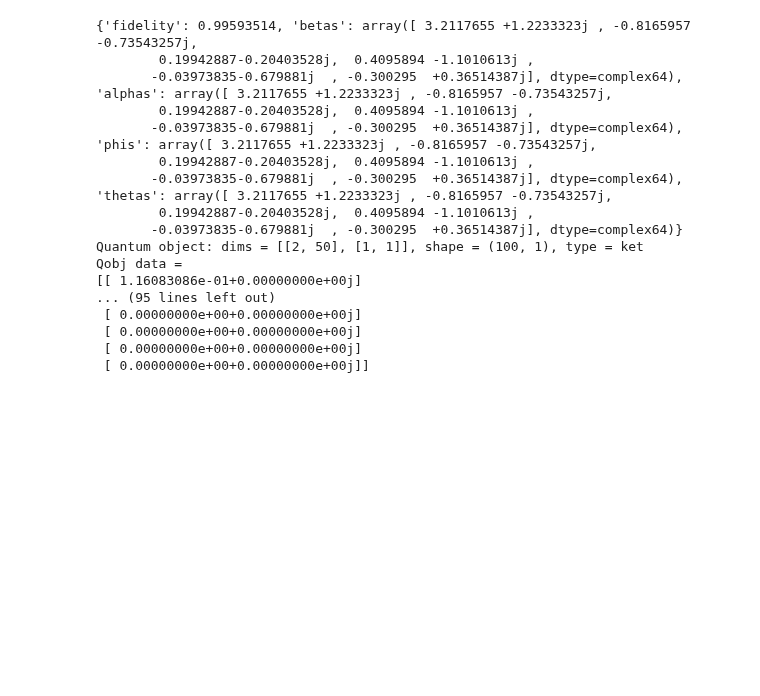
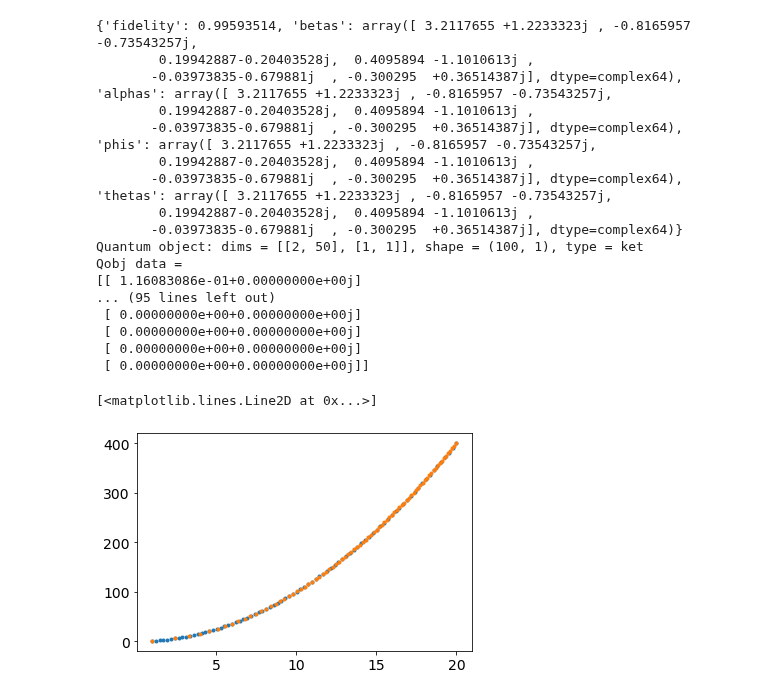
Before and after one commit to alec-eickbusch/ECD_control, a Jupyter notebook: examples/cat_creation.ipynb, the cells around one changed output. Cells and saved outputs as stored; diff of their text form; code cells hidden in the pictures; blank space fills up the shorter version.

```diff
--- a/examples/cat_creation.ipynb
+++ b/examples/cat_creation.ipynb
@@ -173,3 +173,11 @@ analysis.plot_phase_alphas()
 analysis.plot_average_magnitude_alpha()
 # %%
 analysis.plot_average_magnitude_beta()
+# %%
+xs = np.linspace(1,20,81)
+plt.plot(xs, xs**2, '.')
+xs2 = np.sqrt(np.linspace(xs[0]**2, xs[-1]**2, len(xs)))
+plt.plot(xs2, xs2**2, '.')
+# %% [output]
+[<matplotlib.lines.Line2D at 0x...>]
+[figure, added]
```
